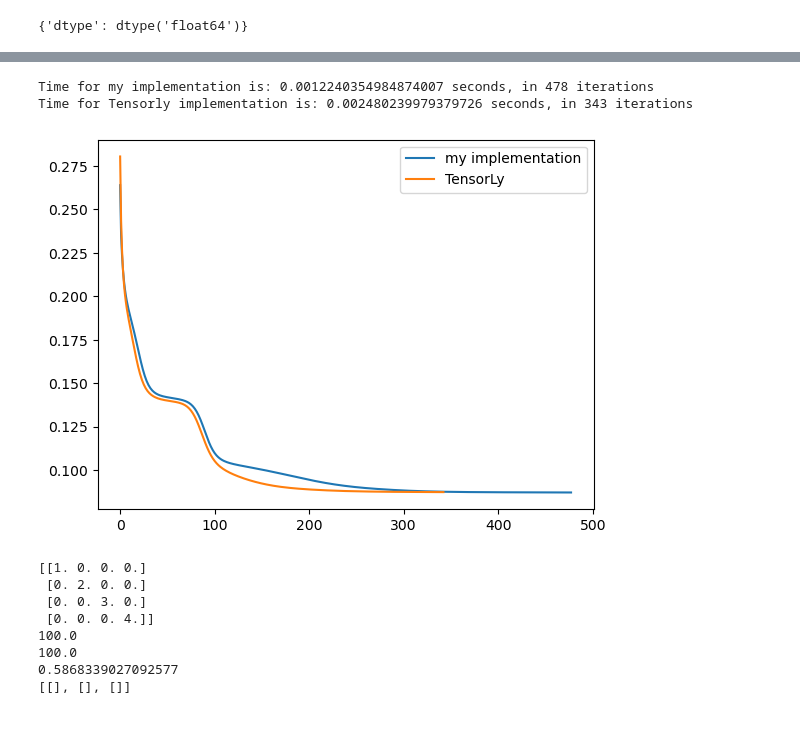
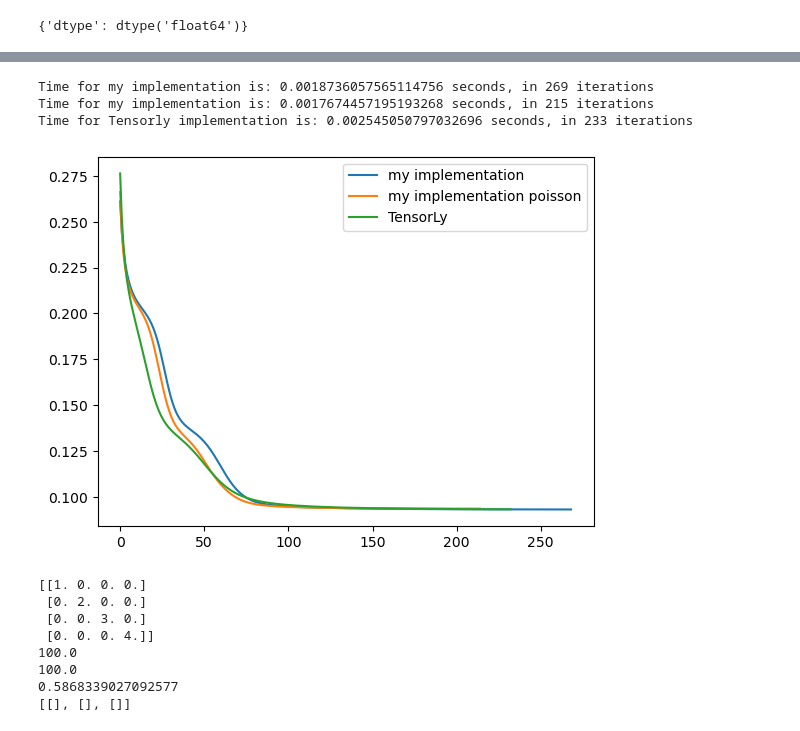
Before and after one commit to IntegrierBar/GeometricTensorFactorization, a Jupyter notebook: Masterarbeit.ipynb, the cells around one changed output, grey strips where cells are left out. Saved outputs shown, nothing was run; the diff lists cells and outputs as text; code cells hidden in the pictures.

```diff
--- a/Masterarbeit.ipynb
+++ b/Masterarbeit.ipynb
@@ -127,31 +200,41 @@ print(tl.context(tensor))
 # %%
 # comparing my multiplicative and TensorLys, as they are the same algorithm
 tl.set_backend('pytorch')
 context = {'dtype': tl.float32,
            'device': 'cuda'}
 X = random_cp_with_noise((300, 300, 3), 3, context=context)
 F = 3
 
 # first check my implementation
 start = time.time()
 _, RE_mult, approx_mult = tensor_factorization_cp_multiplicative(X, F, max_iter=1000, detailed=True, verbose=False)
 end = time.time()
 RE_mult.pop(0)
 print("Time for my implementation is: " + str((end-start)/len(RE_mult)) + " seconds, in " + str(len(RE_mult)) + " iterations")
 
+# first check my implementation for poisson
+start = time.time()
+_, RE_mult_poisson, approx_mult_poisson = tensor_factorization_cp_multiplicative_poisson(X, F, max_iter=1000, detailed=True, verbose=False)
+end = time.time()
+RE_mult_poisson.pop(0)
+print("Time for my implementation is: " + str((end-start)/len(RE_mult_poisson)) + " seconds, in " + str(len(RE_mult_poisson)) + " iterations")
+
+# TensorLy
 start = time.time()
 _, RE_tensorly = tl.decomposition.non_negative_parafac(X, F, init='random', n_iter_max=1000, return_errors=True)
 end = time.time()
 print("Time for Tensorly implementation is: " + str((end-start)/len(RE_tensorly)) + " seconds, in " + str(len(RE_tensorly)) + " iterations")
 
 plt.plot([value.cpu() for value in RE_mult], label="my implementation")
+plt.plot([value.cpu() for value in RE_mult_poisson], label="my implementation poisson")
 plt.plot([value.cpu() for value in RE_tensorly], label="TensorLy")
 plt.legend()
 plt.show()
 # %% [output]
-Time for my implementation is: 0.0012240354984874007 seconds, in 478 iterations
-Time for Tensorly implementation is: 0.002480239979379726 seconds, in 343 iterations
+Time for my implementation is: 0.0018736057565114756 seconds, in 269 iterations
+Time for my implementation is: 0.0017674457195193268 seconds, in 215 iterations
+Time for Tensorly implementation is: 0.002545050797032696 seconds, in 233 iterations
-[figure, old version]
+[figure, new version]
 # %%
 x = np.array([1.0, 2.0, 3.0, 4.0])
 G = np.diag(1.0/x)
```
Also changed, not shown: parts of 10 cells of this notebook, 1 other file.
